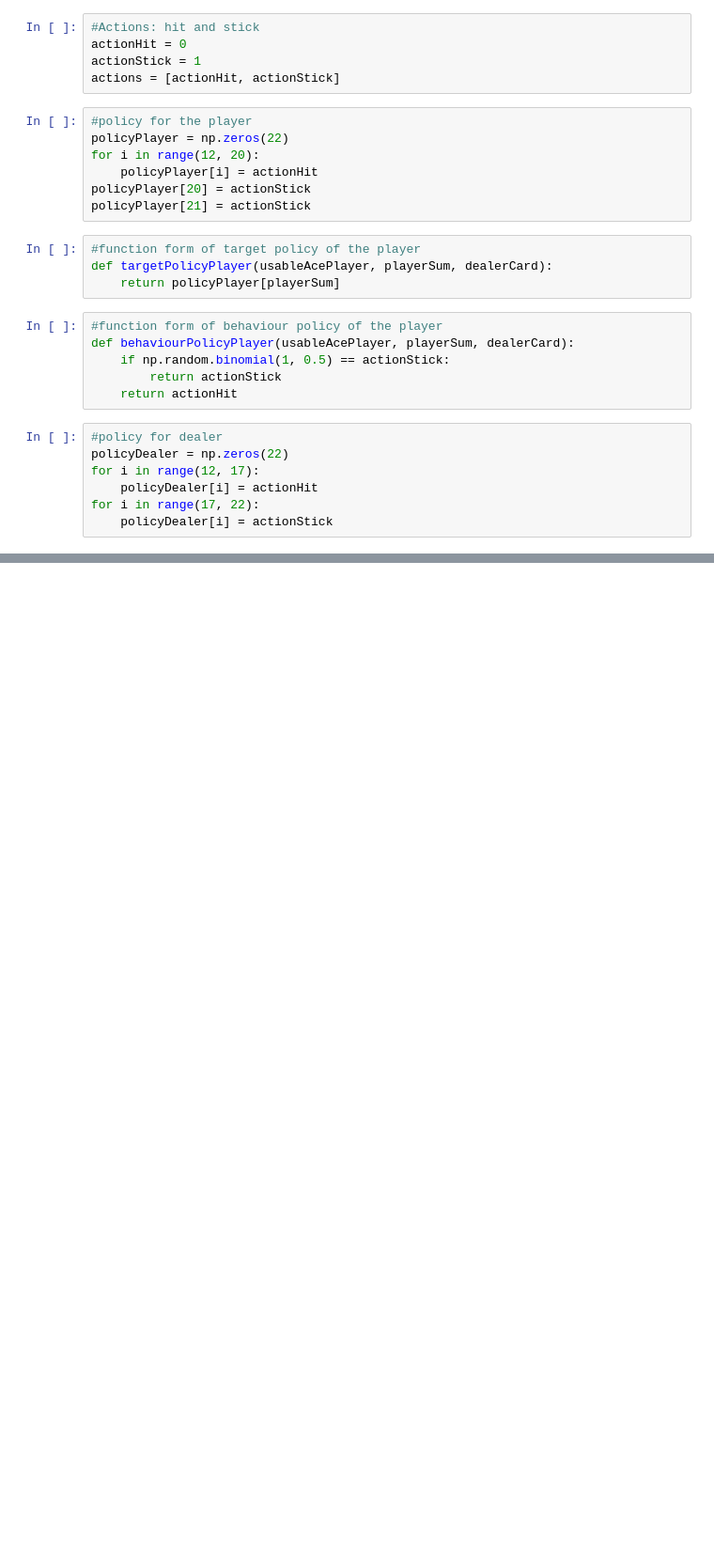
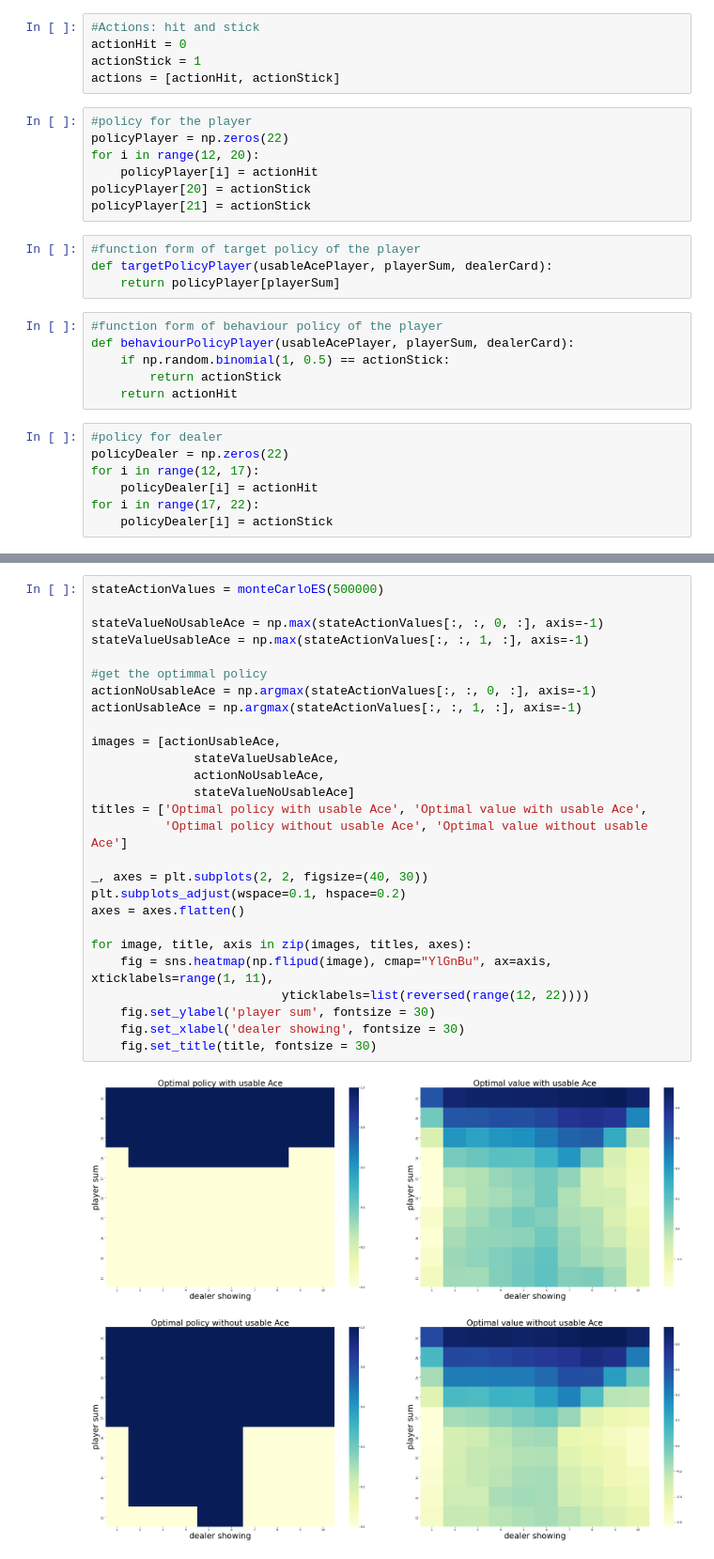
Before and after one commit to anuragk1/Sample-based-Learning-Methods, a Jupyter notebook: Week 1/Blackjack.ipynb, the cells around one changed output, grey strips where cells are left out. Shown: that part at 94% size. Drawn from its saved outputs; the diff is of its cells as text; blank space fills up the shorter version.

```diff
--- a/Week 1/Blackjack.ipynb
+++ b/Week 1/Blackjack.ipynb
@@ -112,0 +260,29 @@ def play(policyPlayer, initialState = None, initialAction = None):
+# %%
+stateActionValues = monteCarloES(500000)
+
+stateValueNoUsableAce = np.max(stateActionValues[:, :, 0, :], axis=-1)
+stateValueUsableAce = np.max(stateActionValues[:, :, 1, :], axis=-1)
+
+#get the optimmal policy
+actionNoUsableAce = np.argmax(stateActionValues[:, :, 0, :], axis=-1)
+actionUsableAce = np.argmax(stateActionValues[:, :, 1, :], axis=-1)
+
+images = [actionUsableAce,
+              stateValueUsableAce,
+              actionNoUsableAce,
+              stateValueNoUsableAce]
+titles = ['Optimal policy with usable Ace', 'Optimal value with usable Ace',
+          'Optimal policy without usable Ace', 'Optimal value without usable Ace']
+
+_, axes = plt.subplots(2, 2, figsize=(40, 30))
+plt.subplots_adjust(wspace=0.1, hspace=0.2)
+axes = axes.flatten()
+
+for image, title, axis in zip(images, titles, axes):
+    fig = sns.heatmap(np.flipud(image), cmap="YlGnBu", ax=axis, xticklabels=range(1, 11),
+                          yticklabels=list(reversed(range(12, 22))))
+    fig.set_ylabel('player sum', fontsize = 30)
+    fig.set_xlabel('dealer showing', fontsize = 30)
+    fig.set_title(title, fontsize = 30)
+# %% [output]
+[figure, added]
```
Also changed, not shown: parts of 6 cells of this notebook.
